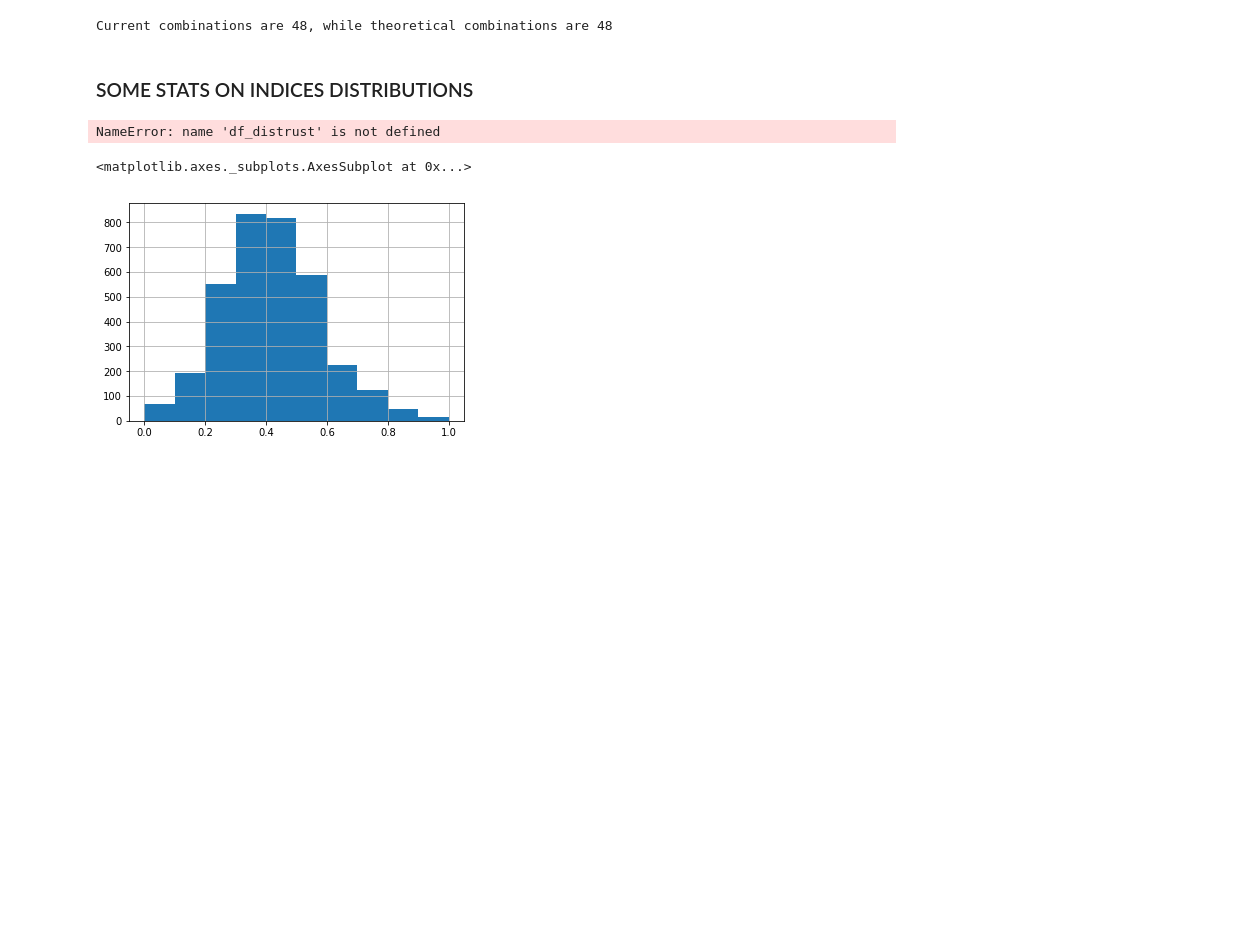
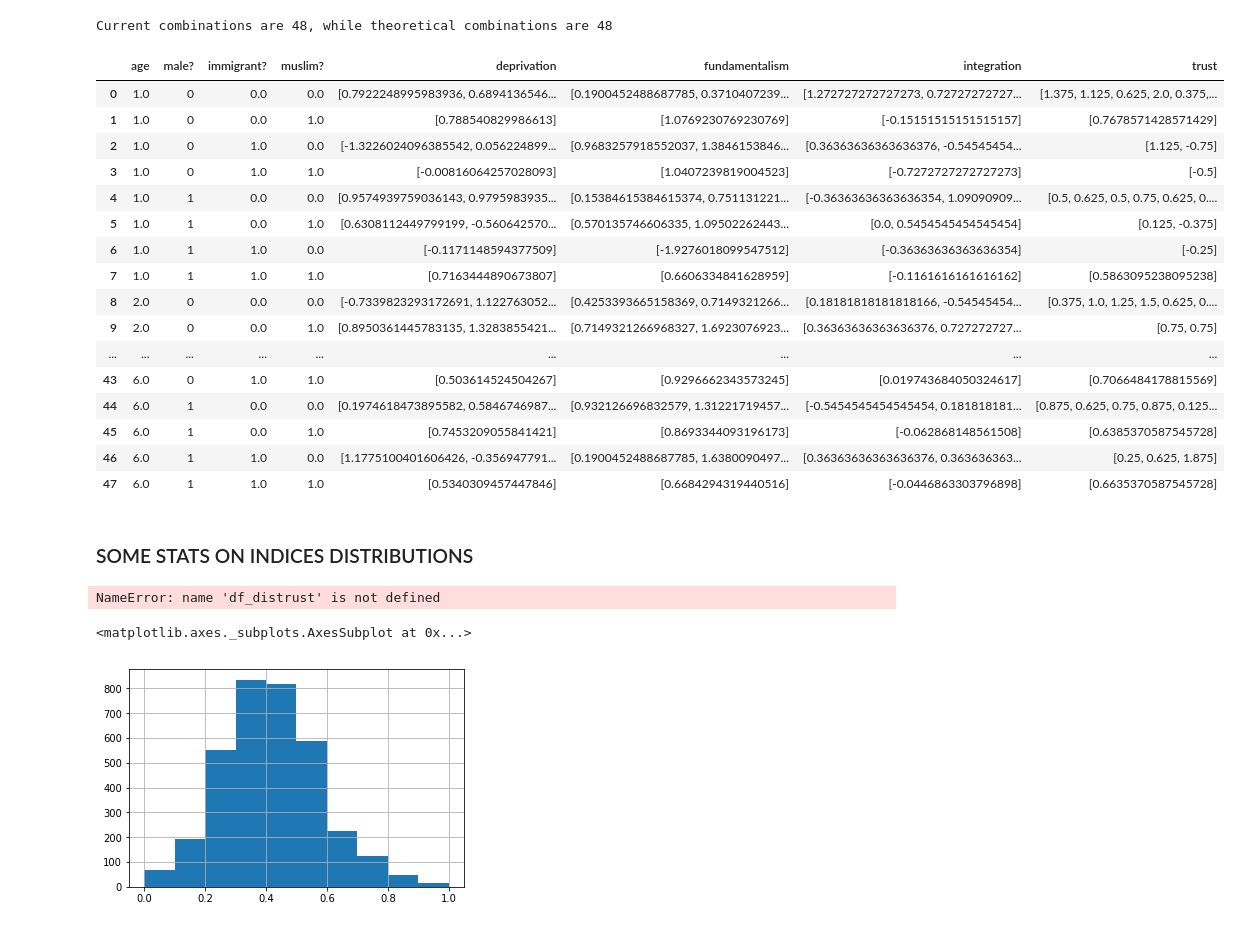
Before and after one commit to LABSS/PROTON-T, a Jupyter notebook: inputs/neukolln/opinion_analysis_T.ipynb, the cells around one changed output. Drawn from its saved outputs; the diff is of its cells as text; code cells hidden in the pictures; blank space fills up the shorter version.

```diff
--- a/inputs/neukolln/opinion_analysis_T.ipynb
+++ b/inputs/neukolln/opinion_analysis_T.ipynb
@@ -320,3 +311,23 @@ population_data.reindex(columns=sequence).to_csv("data/bootstrapped_data.csv", i
+# %%
+df_combinations
+# %% [output]
+|  | age | male? | immigrant? | muslim? | deprivation | fundamentalism | integration | trust |
+| 0 | 1.0 | 0 | 0.0 | 0.0 | [0.7922248995983936, 0.6894136546... | [0.1900452488687785, 0.3710407239... | [1.272727272727273, 0.72727272727... | [1.375, 1.125, 0.625, 2.0, 0.375,... |
+| 1 | 1.0 | 0 | 0.0 | 1.0 | [0.788540829986613] | [1.0769230769230769] | [-0.15151515151515157] | [0.7678571428571429] |
+| 2 | 1.0 | 0 | 1.0 | 0.0 | [-1.3226024096385542, 0.056224899... | [0.9683257918552037, 1.3846153846... | [0.36363636363636376, -0.54545454... | [1.125, -0.75] |
+| 3 | 1.0 | 0 | 1.0 | 1.0 | [-0.00816064257028093] | [1.0407239819004523] | [-0.7272727272727273] | [-0.5] |
+| 4 | 1.0 | 1 | 0.0 | 0.0 | [0.9574939759036143, 0.9795983935... | [0.15384615384615374, 0.751131221... | [-0.36363636363636354, 1.09090909... | [0.5, 0.625, 0.5, 0.75, 0.625, 0.... |
+| 5 | 1.0 | 1 | 0.0 | 1.0 | [0.6308112449799199, -0.560642570... | [0.570135746606335, 1.09502262443... | [0.0, 0.5454545454545454] | [0.125, -0.375] |
+| 6 | 1.0 | 1 | 1.0 | 0.0 | [-0.1171148594377509] | [-1.9276018099547512] | [-0.36363636363636354] | [-0.25] |
+| 7 | 1.0 | 1 | 1.0 | 1.0 | [0.7163444890673807] | [0.6606334841628959] | [-0.1161616161616162] | [0.5863095238095238] |
+| 8 | 2.0 | 0 | 0.0 | 0.0 | [-0.7339823293172691, 1.122763052... | [0.4253393665158369, 0.7149321266... | [0.18181818181818166, -0.54545454... | [0.375, 1.0, 1.25, 1.5, 0.625, 0.... |
+| 9 | 2.0 | 0 | 0.0 | 1.0 | [0.8950361445783135, 1.3283855421... | [0.7149321266968327, 1.6923076923... | [0.36363636363636376, 0.727272727... | [0.75, 0.75] |
+| ... | ... | ... | ... | ... | ... | ... | ... | ... |
+| 43 | 6.0 | 0 | 1.0 | 1.0 | [0.503614524504267] | [0.9296662343573245] | [0.019743684050324617] | [0.7066484178815569] |
+| 44 | 6.0 | 1 | 0.0 | 0.0 | [0.1974618473895582, 0.5846746987... | [0.932126696832579, 1.31221719457... | [-0.5454545454545454, 0.181818181... | [0.875, 0.625, 0.75, 0.875, 0.125... |
+| 45 | 6.0 | 1 | 0.0 | 1.0 | [0.7453209055841421] | [0.8693344093196173] | [-0.062868148561508] | [0.6385370587545728] |
+| 46 | 6.0 | 1 | 1.0 | 0.0 | [1.1775100401606426, -0.356947791... | [0.1900452488687785, 1.6380090497... | [0.36363636363636376, 0.363636363... | [0.25, 0.625, 1.875] |
+| 47 | 6.0 | 1 | 1.0 | 1.0 | [0.5340309457447846] | [0.6684294319440516] | [-0.0446863303796898] | [0.6635370587545728] |
 # %% [markdown]
 ### SOME STATS ON INDICES DISTRIBUTIONS
 # %%
```
Also changed, not shown: parts of 6 cells of this notebook.
